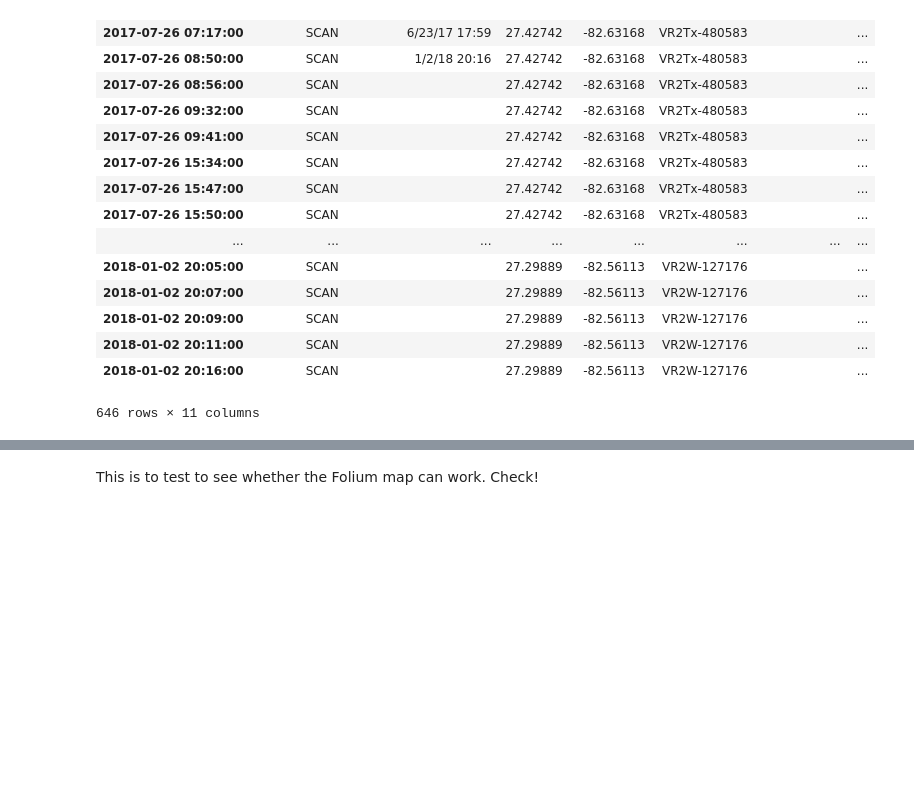
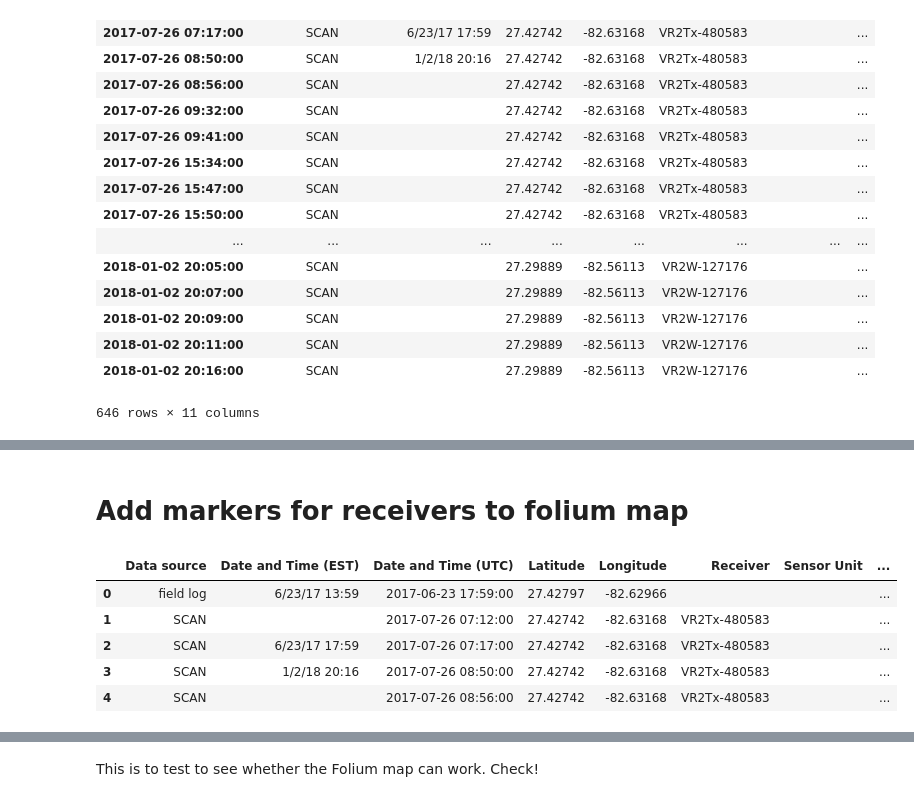
Before and after one commit to lizferguson5/ohw18_sharknado, a Jupyter notebook: GoogleSheetsConnection.ipynb, the cells around one changed output, grey strips where cells are left out. Saved outputs shown, nothing was run; the diff lists cells and outputs as text; code cells hidden in the pictures; blank space fills up the shorter version.

Commit message:
finished folium map

```diff
--- a/GoogleSheetsConnection.ipynb
+++ b/GoogleSheetsConnection.ipynb
@@ -146,3 +146,5 @@ show(plot)
 # %% [output]
 [interactive output not drawn]
 [interactive output not drawn]
+# %% [markdown]
+# Add markers for receivers to folium map
@@ -148,0 +177,9 @@ show(plot)
+# %%
+shark.head()
+# %% [output]
+|  | Data source | Date and Time (EST) | Date and Time (UTC) | Latitude | Longitude | Receiver | Sensor Unit | ... |
+| 0 | field log | 6/23/17 13:59 | 2017-06-23 17:59:00 | 27.42797 | -82.62966 |  |  | ... |
+| 1 | SCAN |  | 2017-07-26 07:12:00 | 27.42742 | -82.63168 | VR2Tx-480583 |  | ... |
+| 2 | SCAN | 6/23/17 17:59 | 2017-07-26 07:17:00 | 27.42742 | -82.63168 | VR2Tx-480583 |  | ... |
+| 3 | SCAN | 1/2/18 20:16 | 2017-07-26 08:50:00 | 27.42742 | -82.63168 | VR2Tx-480583 |  | ... |
+| 4 | SCAN |  | 2017-07-26 08:56:00 | 27.42742 | -82.63168 | VR2Tx-480583 |  | ... |
```
Also changed, not shown: parts of 11 cells of this notebook.
